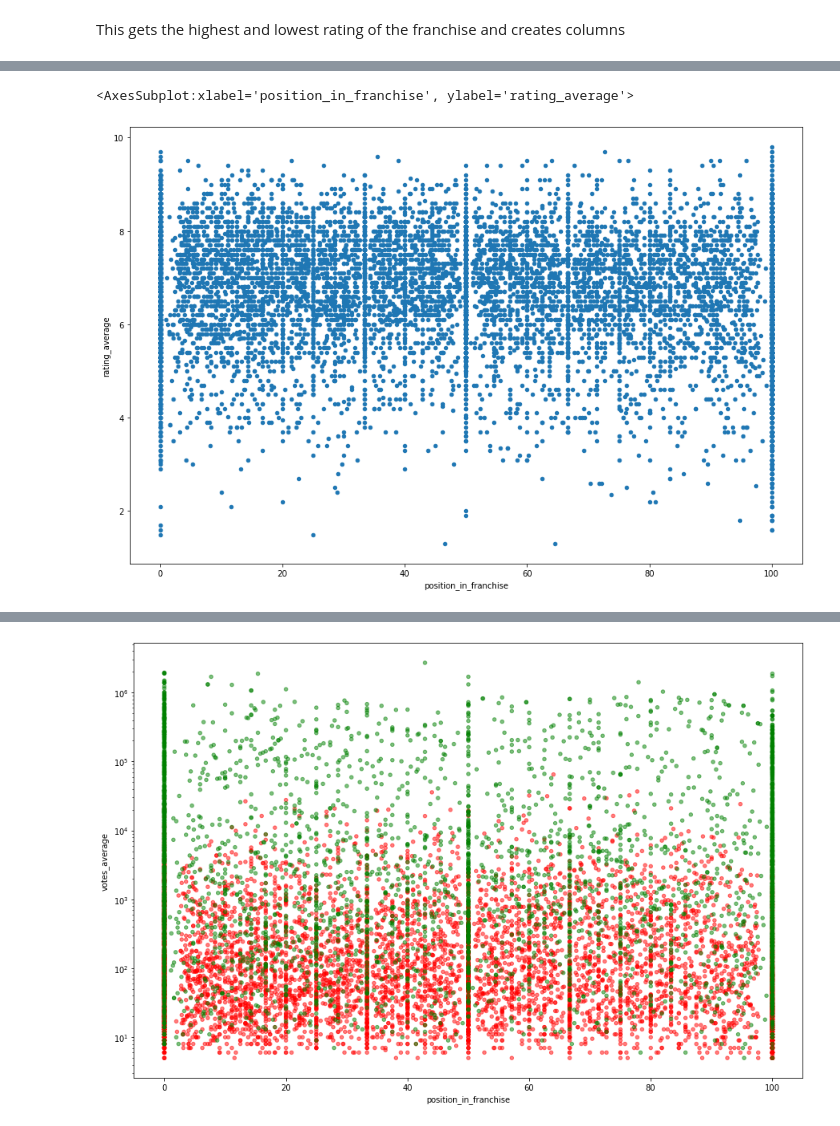
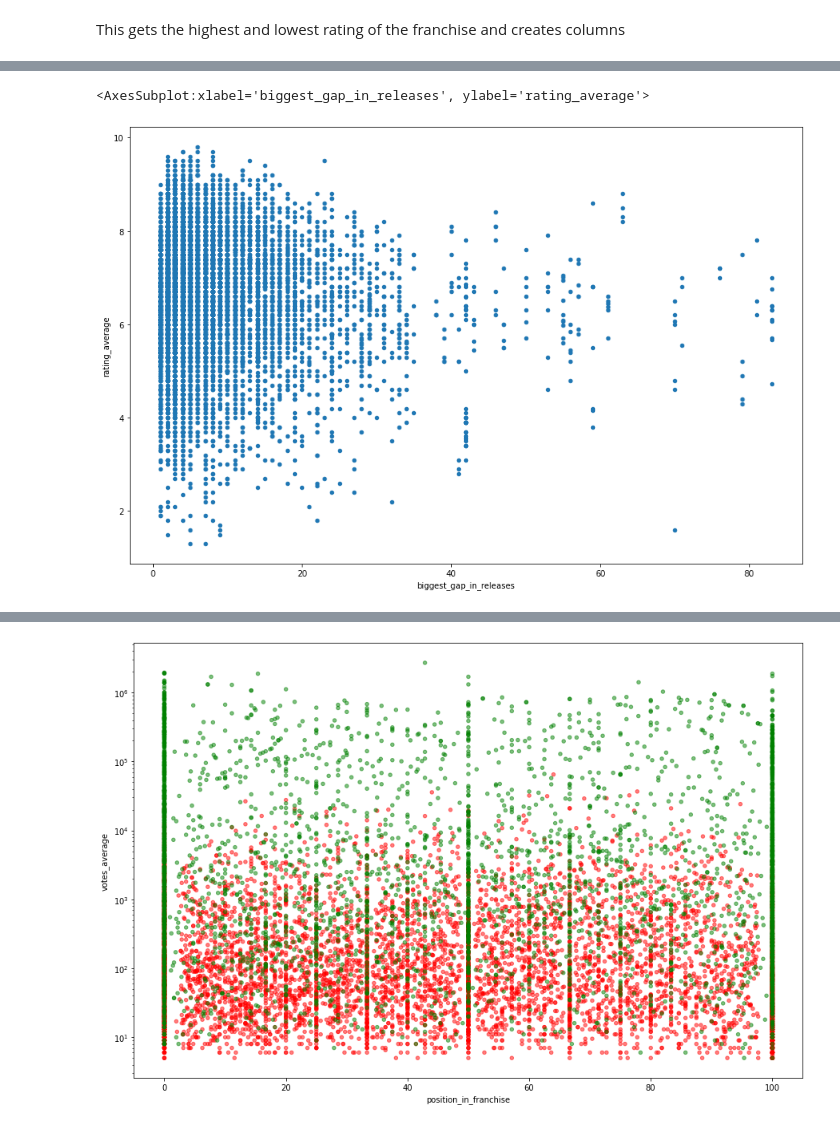
Before and after one commit to adambrennan150/Franchises, a Jupyter notebook: RQ1.ipynb, the cells around one changed output, grey strips where cells are left out. Cells and saved outputs as stored; diff of their text form; code cells hidden in the pictures.

```diff
--- a/RQ1.ipynb
+++ b/RQ1.ipynb
@@ -35,3 +41,7 @@ df = df.groupby('franchise_id').agg(min_rating=('rating_average', 'min'), max_ra
+# %%
+df = df.groupby('franchise_id').agg(biggest_gap_in_releases=('year_diff', 'max')) \
+       .reset_index() \
+       .merge(df, on='franchise_id', how='left')
 # %%
 df.sample()
 # %% [output]
@@ -56,5 +140,5 @@ df.sample()
 # %%
-df.plot.scatter("position_in_franchise", "rating_average", figsize = (15,10))
+df.plot.scatter("biggest_gap_in_releases", "rating_average", figsize = (15,10))
 # %% [output]
-<AxesSubplot:xlabel='position_in_franchise', ylabel='rating_average'>
+<AxesSubplot:xlabel='biggest_gap_in_releases', ylabel='rating_average'>
-[figure, old version]
+[figure, new version]
```
Also changed, not shown: parts of 45 cells of this notebook.
